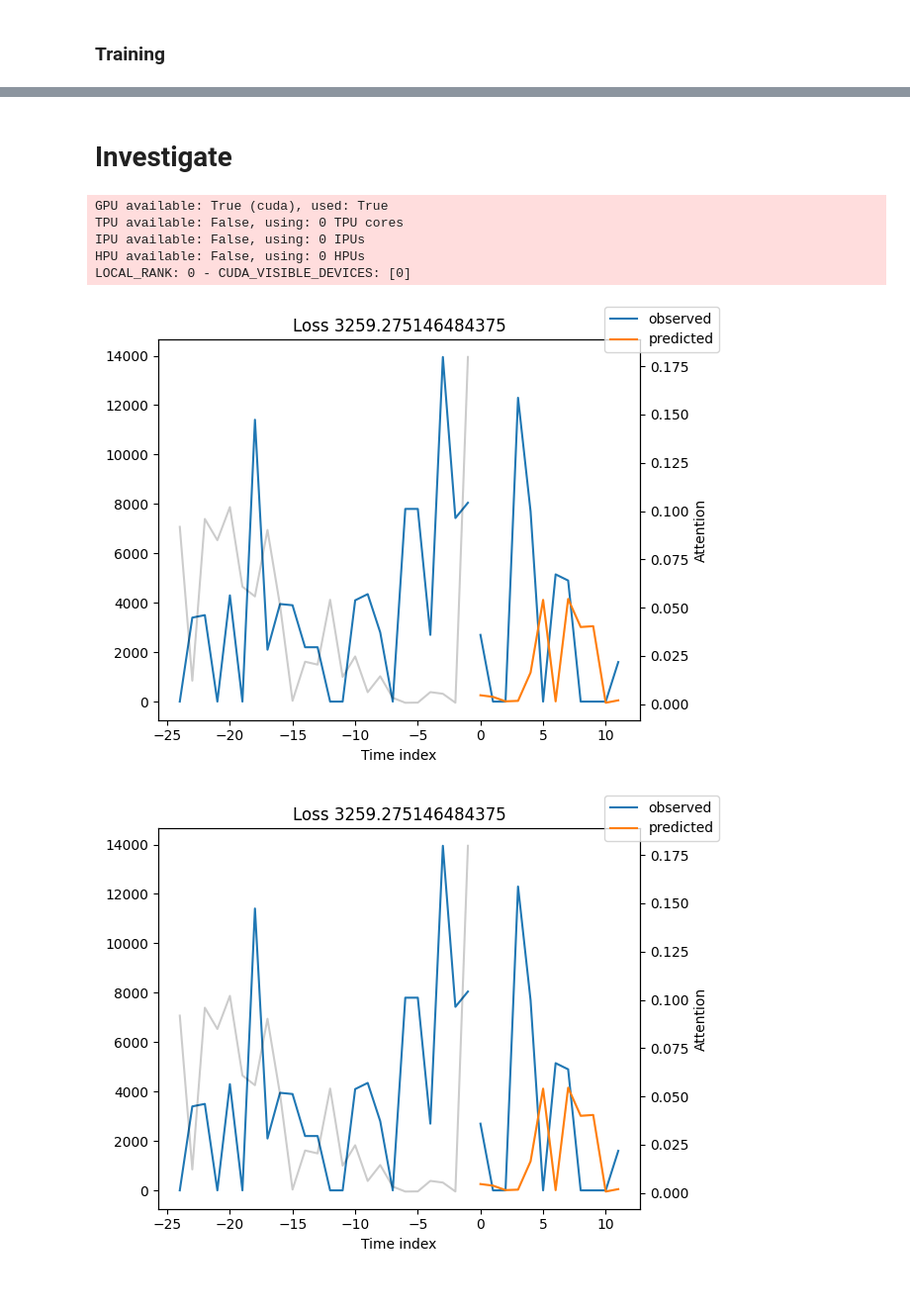
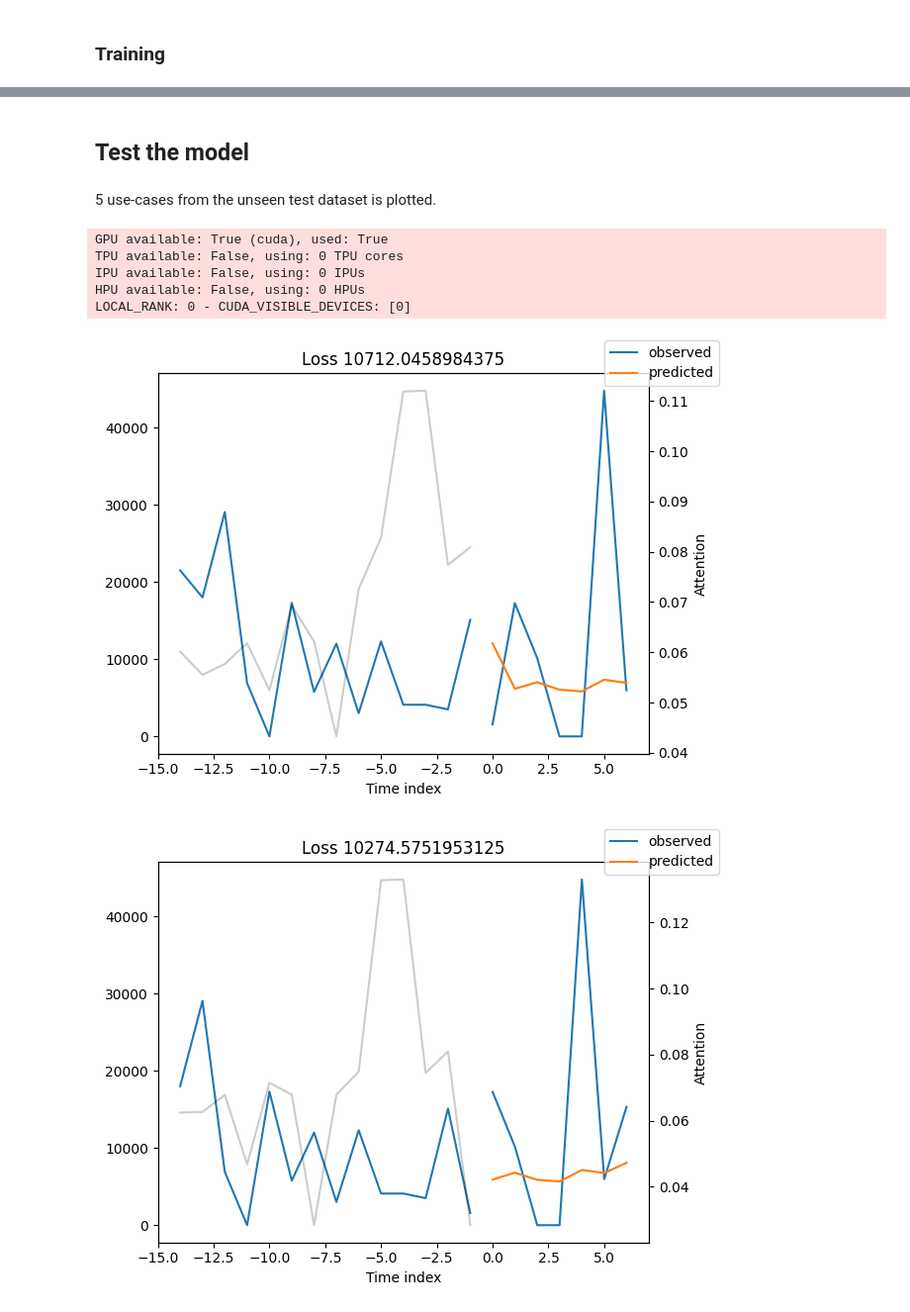
Before and after one commit to emremidilli/Car-Insurance-Risk-Forecasting, a Jupyter notebook: notebooks/03_claim_forecasting.ipynb, the cells around one changed output, grey strips where cells are left out. Shown at 99% size. Cells and saved outputs as stored; diff of their text form; code cells hidden in the pictures.

```diff
--- a/notebooks/03_claim_forecasting.ipynb
+++ b/notebooks/03_claim_forecasting.ipynb
@@ -71,13 +77,15 @@ prep_data.loc[:, 'temp_1'] = (prep_data.loc[:, 'date'] - prep_data.loc[:, 'date'
 prep_data.loc[:, 'time_idx'] = (prep_data.loc[:, 'temp_1'].dt.days) + 1
 
 prep_data.drop(['temp_1'], axis=1, inplace=True)
+# %%
+prep_data.loc[:, 'sum_of_claims_log'] = np.log(prep_data.loc[:, 'sum_of_claims'] + 1)
 # %% [markdown]
 # Analysis
 # %% [markdown]
 ## Create datasets
 # %%
-max_prediction_length = 12
-max_encoder_length = 24
+max_prediction_length = 7
+max_encoder_length = 14
 
 all_idx = prep_data.time_idx.unique()
 train_idx, test_idx = train_test_split(all_idx, test_size=0.15, shuffle=False)
@@ -87,17 +95,16 @@ all_dataset = TimeSeriesDataSet(
     prep_data,
     time_idx='time_idx',
     target='sum_of_claims',
-    group_ids=['city'],
+    group_ids=['group_idx'],
     min_encoder_length=max_encoder_length,
     max_encoder_length=max_encoder_length,
     min_prediction_length=max_prediction_length,
     max_prediction_length=max_prediction_length,
-    static_categoricals=['city'],
     static_reals=[],
     time_varying_known_categoricals=['year', 'month', 'day', 'day_of_week'],
     time_varying_known_reals=['time_idx'],
     time_varying_unknown_categoricals=[],
-    time_varying_unknown_reals=['sum_of_claims'],
+    time_varying_unknown_reals=['sum_of_claims_log'],
     target_normalizer=TorchNormalizer(),
     add_relative_time_idx=False,
     add_target_scales=False,
@@ -143,30 +151,27 @@ Mean absolute error of baseline model: 3384.442138671875
 # %% [markdown]
 ## Temporal fusion transformer model
 # %%
-HIDDEN_SIZE=16
+HIDDEN_SIZE=4
 ATTENTION_HEAD_SIZE=4
-DROPOUT_RATE=0.1
-HIDDEN_CONTINOUS_SIZE=16
+DROPOUT_RATE=0.05
+HIDDEN_CONTINOUS_SIZE=4
 # %% [markdown]
 ### Training
 # %%
 # configure network and trainer
 early_stop_callback = EarlyStopping(monitor='val_loss', min_delta=1e-4, patience=10, verbose=False, mode='min')
-lr_logger = LearningRateMonitor()
-logger = TensorBoardLogger("lightning_logs")
 
 trainer = pl.Trainer(
     max_epochs=1000,
     accelerator='gpu',
     enable_model_summary=True,
     gradient_clip_val=0.25,
-    callbacks=[lr_logger, early_stop_callback],
-    logger=logger)
+    callbacks=[early_stop_callback])
 
 tft = TemporalFusionTransformer.from_dataset(
     train_dataset,
     output_size=1,
-    learning_rate=0.005,
+    learning_rate=0.001,
     hidden_size=HIDDEN_SIZE,
     attention_head_size=ATTENTION_HEAD_SIZE,
     dropout=DROPOUT_RATE,
@@ -218,2 +225,2 @@ mean absolute error of tft model: 2907.64453125
 # %% [markdown]
-# Investigate
+## Test the model
@@ -225,11 +227,21 @@ for batch in test_dataloader:
+# %% [markdown]
+5 use-cases from the unseen test dataset is plotted.
 # %%
 raw_predictions = tft.predict(test_dataloader, mode='raw', return_x=True)
-tft.plot_prediction(raw_predictions.x, raw_predictions.output, idx=320, add_loss_to_title=True)
+
+for idx in range(5):
+    tft.plot_prediction(
+        raw_predictions.x,
+        raw_predictions.output,
+        idx=idx,
+        add_loss_to_title=True)
+
+plt.tight_layout()
 # %% [output]
 GPU available: True (cuda), used: True
 TPU available: False, using: 0 TPU cores
 IPU available: False, using: 0 IPUs
 HPU available: False, using: 0 HPUs
 LOCAL_RANK: 0 - CUDA_VISIBLE_DEVICES: [0]
-[figure, old version]
+[figure, new version]
-[figure, old version]
+[figure, new version]
```
Also changed, not shown: parts of 15 cells of this notebook, 32 other files.
